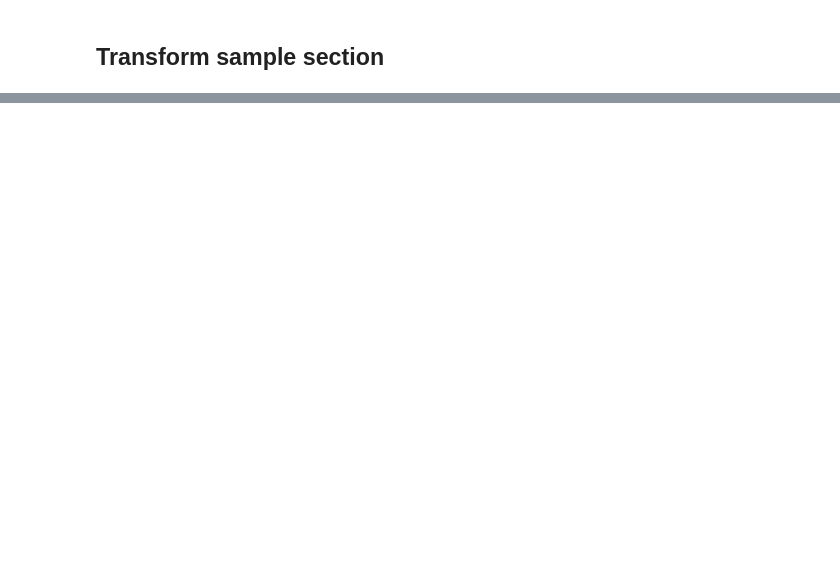
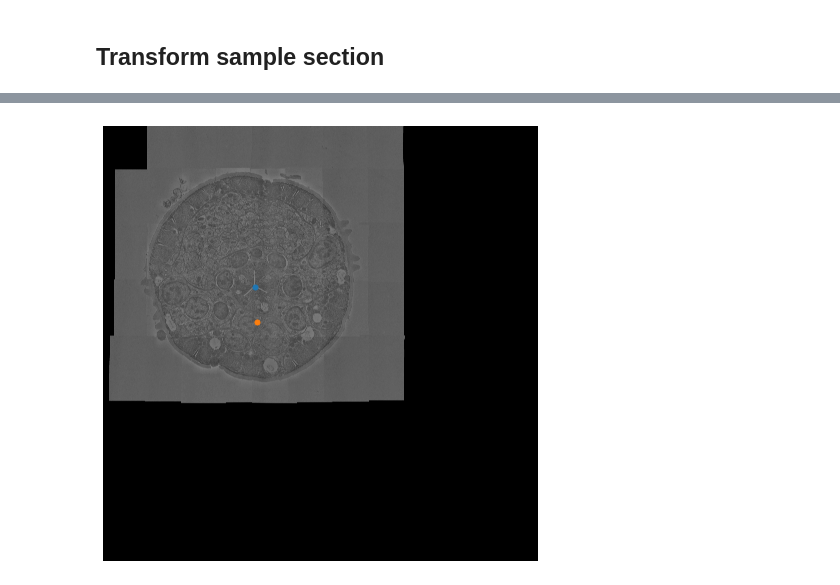
Before and after one commit to jabae/CMontage, a Jupyter notebook: notebooks/rough_align.ipynb, the cells around one changed output, grey strips where cells are left out. Drawn from its saved outputs; the diff is of its cells as text; code cells hidden in the pictures; blank space fills up the shorter version.

```diff
--- a/notebooks/rough_align.ipynb
+++ b/notebooks/rough_align.ipynb
@@ -68,0 +107,24 @@ pairs = [list(zip(x,idx_list)) for x in itertools.permutations(idx_list,len(idx_
+# %%
+tr = img_ct - ref_ct
+x_tr = int(tr[1])
+y_tr = int(tr[0])
+
+img_new = np.zeros((25000,25000), dtype="uint8")
+(h,w) = img.shape
+if x_tr>=0 and y_tr>=0:
+    img_new[:h-y_tr,:w-x_tr] = img[y_tr:,x_tr:]
+elif x_tr>=0 and y_tr<0:
+    img_new[y_tr:,:w-x_tr] = img[:h-y_tr,x_tr:]
+elif x_tr<0 and y_tr>=0:
+    img_new[:h-y-tr,x_tr:] = img[y_tr:,:w-x_tr]
+else:
+    img_new[y_tr:,x_tr:] = img[:h-y_tr,:w-x_tr]
+# %%
+plt.figure(figsize=(8,8))
+plt.imshow(img_new, cmap="gray", vmin=0, vmax=255)
+plt.plot(ref_ct[1], ref_ct[0], '.', markersize=10)
+plt.plot(img_ct[1], img_ct[0], '.', markersize=10)
+plt.axis("off")
+plt.show()
+# %% [output]
+[figure, added]
```
Also changed, not shown: parts of 22 cells of this notebook.
